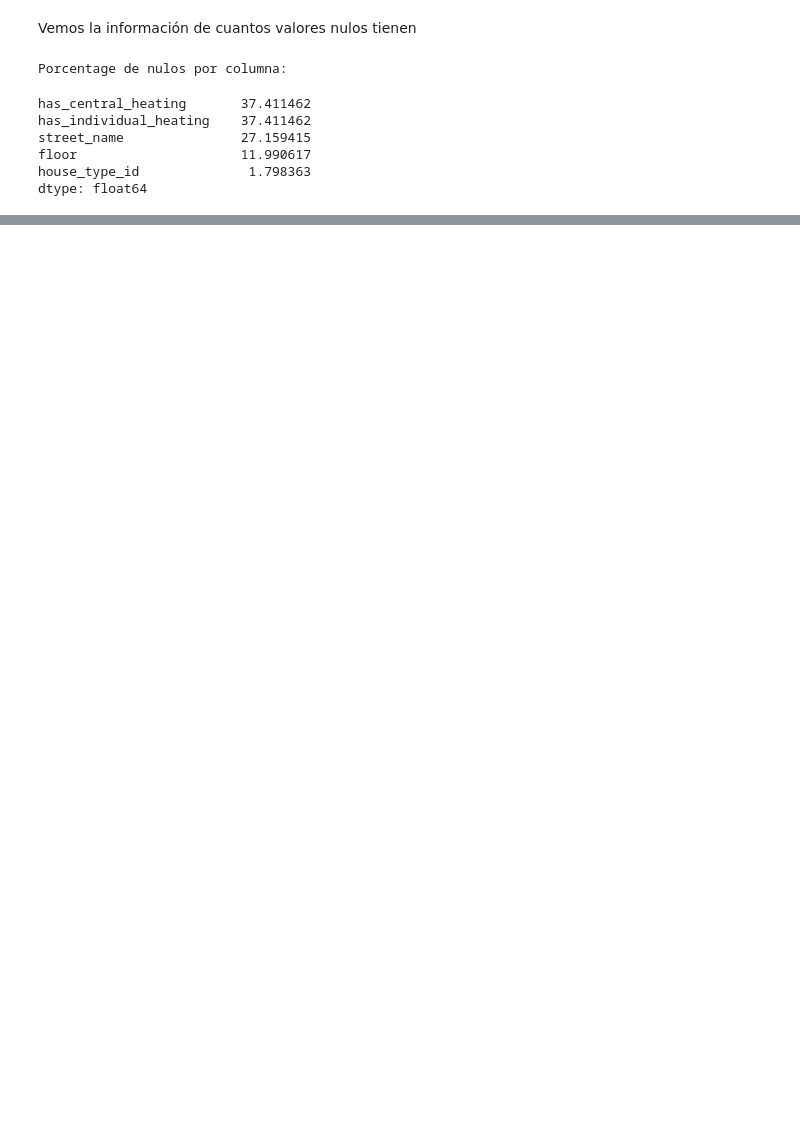
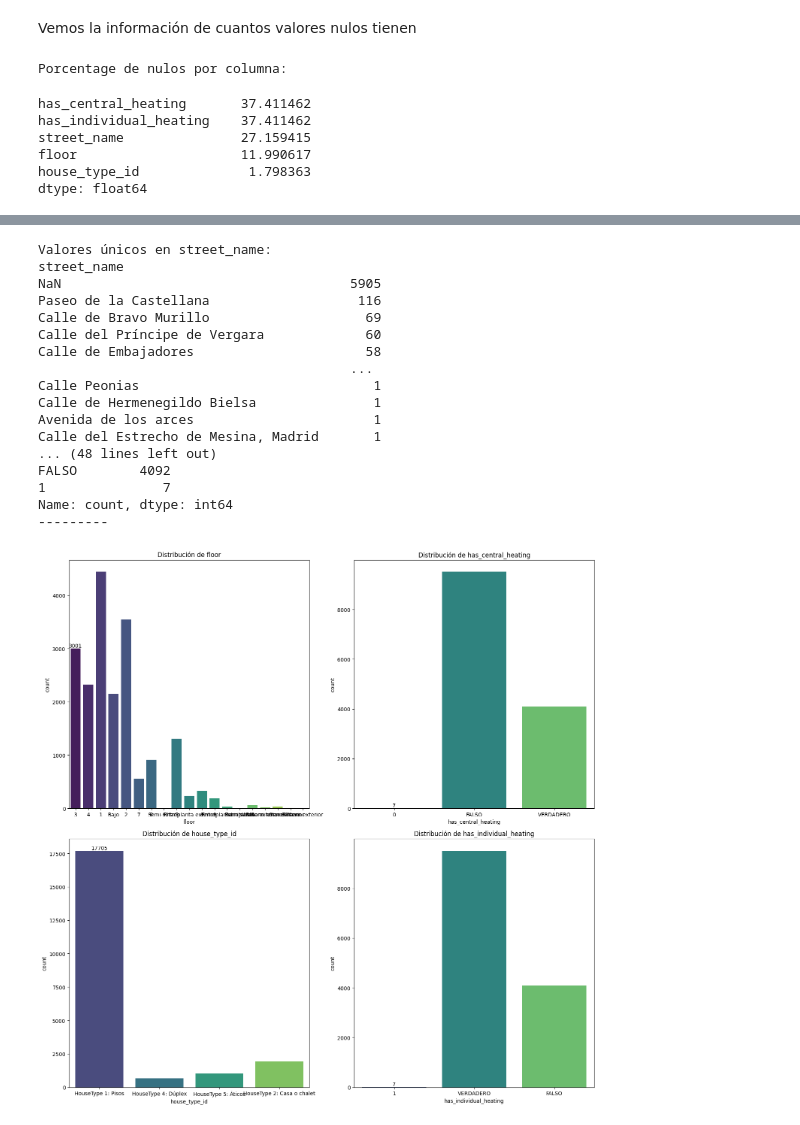
Before and after one commit to carleslobon/MD2, a Jupyter notebook: preprocessing/preprocessing_miquel.ipynb, the cells around one changed output, grey strips where cells are left out. Cells and saved outputs as stored; diff of their text form; code cells hidden in the pictures; blank space fills up the shorter version.

Commit message:
Preprocess street name, heating type and house type

```diff
--- a/preprocessing/preprocessing_miquel.ipynb
+++ b/preprocessing/preprocessing_miquel.ipynb
@@ -57,9 +63,3 @@ street_name               27.159415
 floor                     11.990617
 house_type_id              1.798363
 dtype: float64
-# %%
-print("Mitjana:", df['sq_mt_built'].mean())
-print("Mediana:", df['sq_mt_built'].median())
-df['sq_mt_built'].plot(kind='hist', bins=30, title='Distribución sq_meters_built')
-
-df['sq_mt_built'] = df['sq_mt_built'].fillna(df['sq_mt_built'].median())
@@ -72,6 +65,0 @@ Imputamos los valores nulos de sq_mt_useful. Vemos que hay algunos outliers así
-# %%
-print("Mitjana:", df['sq_mt_useful'].mean())
-print("Mediana:", df['sq_mt_useful'].median())
-df['sq_mt_built'].plot(kind='hist', bins=30, title='Distribución sq_meters_useful')
-
-df['sq_mt_useful'] = df['sq_mt_useful'].fillna(df['sq_mt_useful'].median())
@@ -84,2 +65,0 @@ Imputamos los valores nulos de has_lift. Como puede ser que los casos en que se
-# %%
-df['has_lift'] = df['has_lift'].fillna(2)
@@ -85,0 +68,65 @@ df['has_lift'] = df['has_lift'].fillna(2)
+# %%
+print("Valores únicos en street_name:")
+print(df['street_name'].value_counts(dropna=False))
+print('---------')
+
+print("Valores únicos en floor:")
+print(df['floor'].value_counts(dropna=False))
+print('---------')
+
+print("Valores únicos en house_type_id:")
+print(df['house_type_id'].value_counts(dropna=False))
+print('---------')
+
+print("Valores únicos en has_central_heating:")
+print(df['has_central_heating'].value_counts(dropna=False))
+print('---------')
+
+print("Valores únicos en has_individual_heating:")
+print(df['has_individual_heating'].value_counts(dropna=False))
+print('---------')
+
+fig, axes = plt.subplots(2, 2, figsize=(15, 15))
+
+
+sns.countplot(x='floor', data=df, ax=axes[0][0], palette='viridis')
+axes[0][0].set_title('Distribución de floor')
+axes[0][0].set_xlabel('floor')
+axes[0][0].bar_label(axes[0][0].containers[0])
+
+sns.countplot(x='house_type_id', data=df, ax=axes[1][0], palette='viridis')
+axes[1][0].set_title('Distribución de house_type_id')
+axes[1][0].set_xlabel('house_type_id')
+axes[1][0].bar_label(axes[1][0].containers[0])
+
+sns.countplot(x='has_central_heating', data=df, ax=axes[0][1], palette='viridis')
+axes[0][1].set_title('Distribución de has_central_heating')
+axes[0][1].set_xlabel('has_central_heating')
+axes[0][1].bar_label(axes[0][1].containers[0])
+
+sns.countplot(x='has_individual_heating', data=df, ax=axes[1][1], palette='viridis')
+axes[1][1].set_title('Distribución de has_individual_heating')
+axes[1][1].set_xlabel('has_individual_heating')
+axes[1][1].bar_label(axes[1][1].containers[0])
+
+plt.tight_layout()
+plt.show()
+# %% [output]
+Valores únicos en street_name:
+street_name
+NaN                                     5905
+Paseo de la Castellana                   116
+Calle de Bravo Murillo                    69
+Calle del Príncipe de Vergara             60
+Calle de Embajadores                      58
+                                        ...
+Calle Peonias                              1
+Calle de Hermenegildo Bielsa               1
+Avenida de los arces                       1
+Calle del Estrecho de Mesina, Madrid       1
+... (48 lines left out)
+FALSO        4092
+1               7
+Name: count, dtype: int64
+---------
+[figure, added]
```
Also changed, not shown: parts of 32 cells of this notebook.
